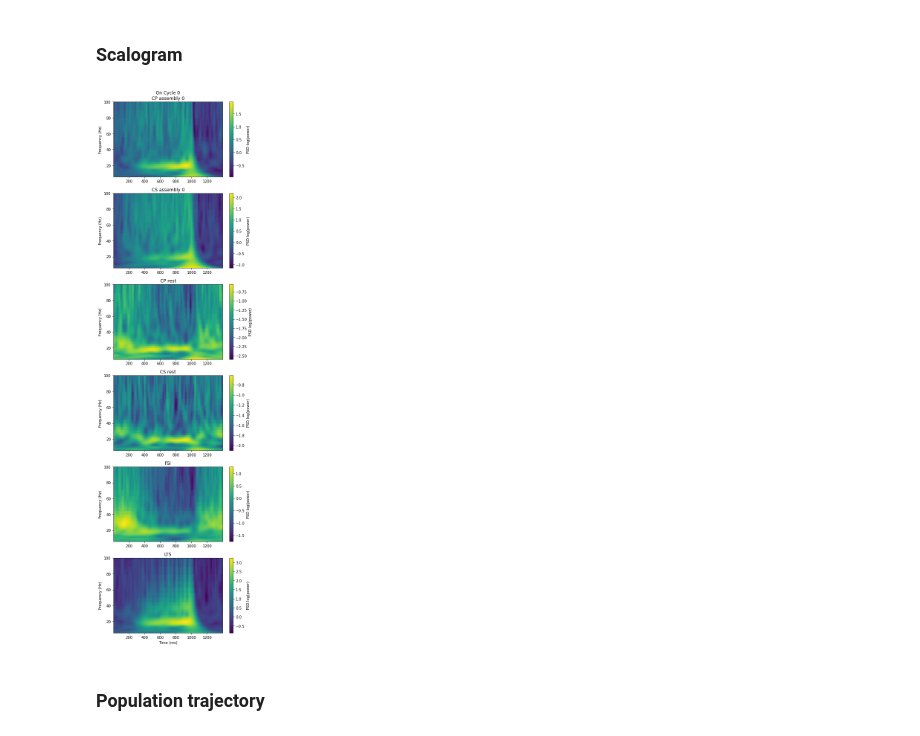
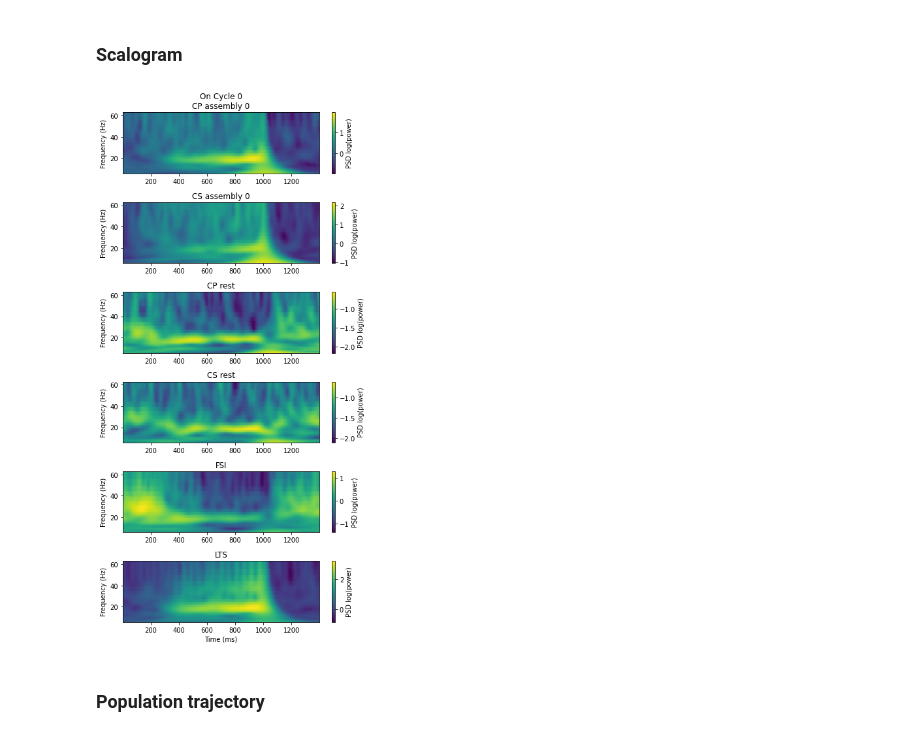
Before and after one commit to chenziao/M1ten_thousand, a Jupyter notebook: Analysis/Analyze_Population.ipynb, the cells around one changed output. Drawn from its saved outputs; the diff is of its cells as text; code cells hidden in the pictures.

```diff
--- a/Analysis/Analyze_Population.ipynb
+++ b/Analysis/Analyze_Population.ipynb
@@ -84,7 +84,7 @@ time = np.linspace(0., 1000. * t_stop, int(t_stop * fs), endpoint=False)
 filt_order = 4  # filter order
 filt_cutoff = 8.  # Hz. filter cutoff frequency
 sos = ss.butter(N=filt_order, Wn=filt_cutoff, fs=fs, output='sos')
-freq_range = (5.0, 100.)  # Hz. Scalogram frequency range
+freq_range = (5.0, 70.)  # Hz. Scalogram frequency range
 # %%
 grp_rspk = process.group_spike_rate_to_xarray(spikes_df, time, group_ids)
 pop_rspk = process.group_spike_rate_to_xarray(spikes_df, time,
@@ -163,9 +163,9 @@ win_extend = 0.4  # extend window by 0.3 sec after stimulus off
 windows = 1000. * process.get_stim_windows(on_time, off_time, t_start, t_stop,
                                            win_extend=win_extend)
 
-# assembly stimulated in each unique stimulus cycle {unique cycle id: assembly id}
+# assemblies to be plotted in each unique stimulus cycle {unique cycle id: assembly ids}
 if stimulus_type == 'long':
-    cyc_to_assy = {i: [a] for i, a in enumerate(assy_idx)}
+    cyc_to_assy = {i: assy_idx[:2] for i in range(len(assy_idx))}
 elif stimulus_type == 'short':
     cyc_to_assy = {0: assy_idx[:3]}
 else:
@@ -274,31 +274,33 @@ plt.show()
 # %% [markdown]
 ### Scalogram
 # %%
+figsize = (6, 2)
+
 def iterate_grp_psd(unique_cycle, onff, show_assy):
     for a in show_assy:
         for p in PN_pop_names:
             da = grp_psd_cyc_avg[onff].sel(unique_cycle=unique_cycle, assembly=a, population=p)
             yield da.mean_.to_dataset(name='PSD'), group_names[(a, p)]
     for p in ITN_pop_names:
         da = pop_psd_cyc_avg[onff].sel(unique_cycle=unique_cycle, population=p)
         yield da.mean_.to_dataset(name='PSD'), p
 
 for i in show_unique_cyc:
     show_assy = cyc_to_assy[i] + ([-1] if rest_assy else [])
     n_rows = len(show_assy) * len(PN_pop_names) + len(ITN_pop_names)
     _, axs = plt.subplots(n_rows, show_off, squeeze=False,
                           figsize=(figsize[0] * show_off, figsize[1] * n_rows))
     for j in range(show_off):
         for k, (da, grp_name) in enumerate(iterate_grp_psd(i, j, show_assy)):
             ax = axs[k, j]
             _ = plot.plot_spectrogram(da, log_power=True, ax=ax)
             ax.set_title(('' if k else ('Off' if j else 'On') + f' Cycle {i:d}\n') + grp_name)
             ax.set_xlabel('')
         ax.set_xlabel('Time (ms)')
     plt.tight_layout()
 plt.show()
 # %% [output]
-[figure, old version]
+[figure, new version]
 # %% [markdown]
 ### Population trajectory
 # %%
```
Also changed, not shown: parts of 2 cells of this notebook, 3 other files.
